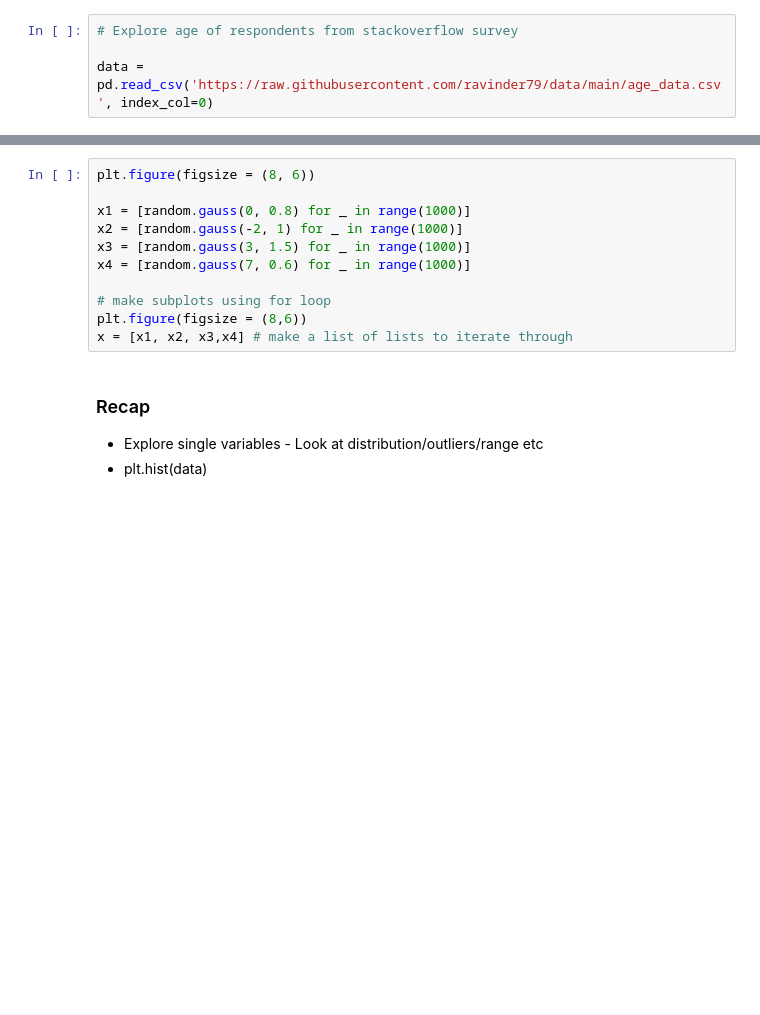
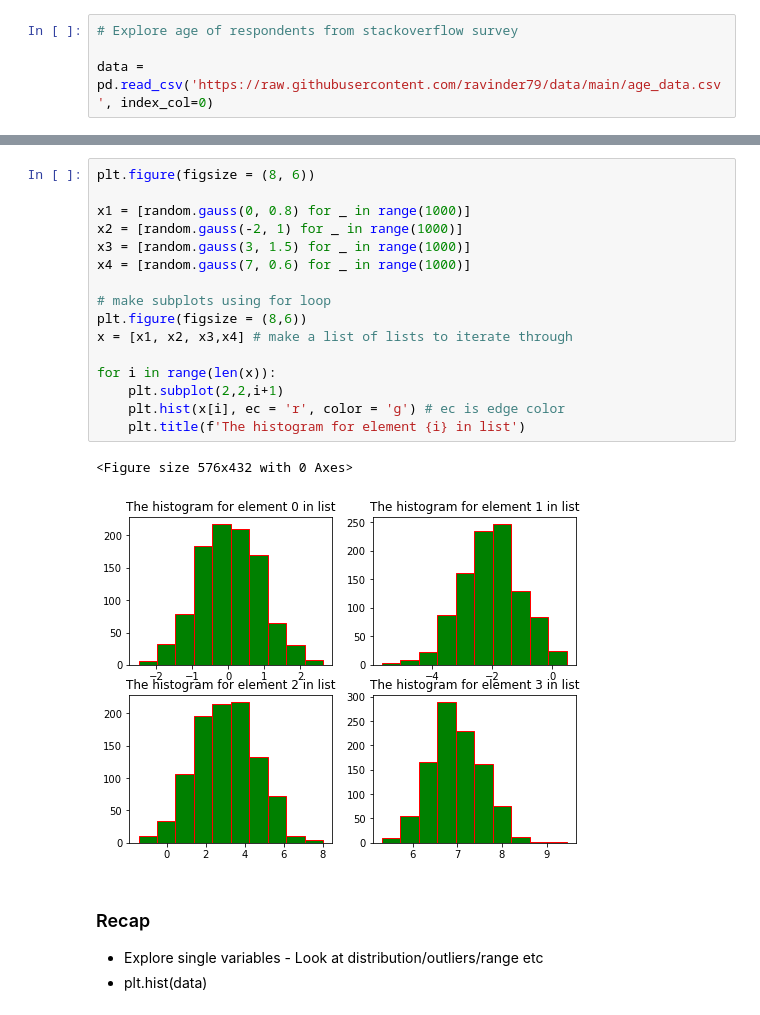
Before and after one commit to Jason-R-Turner/python-exercises, a Jupyter notebook: jemison-matplotlib-lesson.ipynb, the cells around one changed output, grey strips where cells are left out. Saved outputs shown, nothing was run; the diff lists cells and outputs as text; blank space fills up the shorter version.

```diff
--- a/jemison-matplotlib-lesson.ipynb
+++ b/jemison-matplotlib-lesson.ipynb
@@ -313,14 +367,22 @@ data = pd.read_csv('https://raw.githubusercontent.com/ravinder79/data/main/age_d
 # %%
 plt.figure(figsize = (8, 6))
 
 x1 = [random.gauss(0, 0.8) for _ in range(1000)]
 x2 = [random.gauss(-2, 1) for _ in range(1000)]
 x3 = [random.gauss(3, 1.5) for _ in range(1000)]
 x4 = [random.gauss(7, 0.6) for _ in range(1000)]
 
 # make subplots using for loop
 plt.figure(figsize = (8,6))
 x = [x1, x2, x3,x4] # make a list of lists to iterate through
+
+for i in range(len(x)):
+    plt.subplot(2,2,i+1)
+    plt.hist(x[i], ec = 'r', color = 'g') # ec is edge color
+    plt.title(f'The histogram for element {i} in list')
+# %% [output]
+<Figure size 576x432 with 0 Axes>
+[figure, added]
 # %% [markdown]
 ### Recap
 - Explore single variables - Look at distribution/outliers/range etc
```
Also changed, not shown: parts of 9 cells of this notebook, 3 other files.
